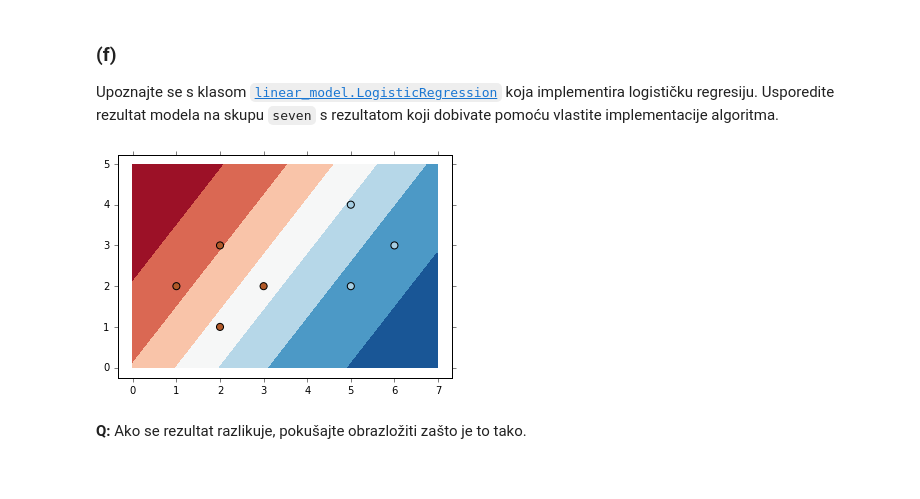
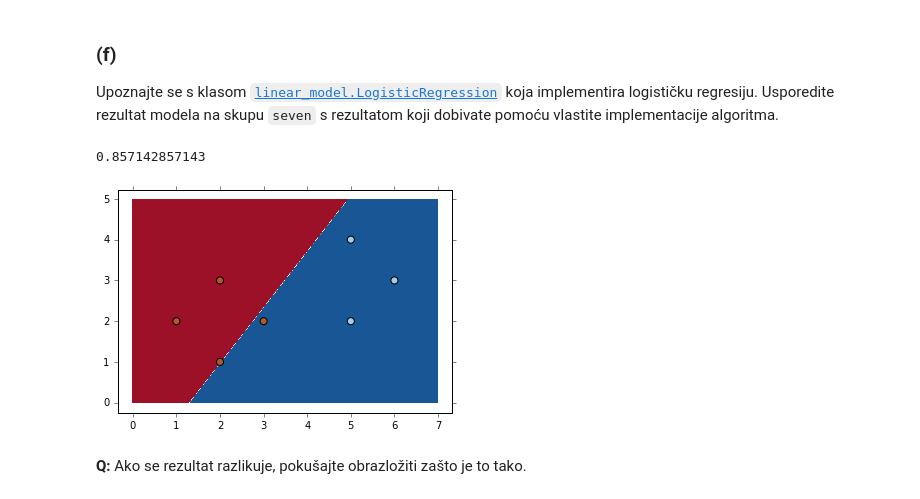
Before and after one commit to antifriz/sedmestar, a Jupyter notebook: su/lab4/SU-2015-LAB3.ipynb, the cells around one changed output. Drawn from its saved outputs; the diff is of its cells as text; code cells hidden in the pictures.

```diff
--- a/su/lab4/SU-2015-LAB3.ipynb
+++ b/su/lab4/SU-2015-LAB3.ipynb
@@ -36,7 +36,7 @@ Populating the interactive namespace from numpy and matplotlib
 # %% [markdown]
 Pomoćna funkcija za iscrtavanje ulaznog prostora primjera i granice između klasa:
 # %%
-def plot_problem(X, y, h=None, surfaces=True) :
+def plot_problem(X, y, h=None, surfaces=True, margin=False) :
     '''
     Plots a two-dimensional labeled dataset (X,y) and, if function h(x) is given,
     the decision boundaries (surfaces=False) or decision surfaces (surfaces=True)
@@ -47,7 +47,9 @@ def plot_problem(X, y, h=None, surfaces=True) :
         r = 0.02  # mesh resolution
         x_min, x_max = X[:, 0].min() - 1, X[:, 0].max() + 1
         y_min, y_max = X[:, 1].min() - 1, X[:, 1].max() + 1
-        xx, yy = np.meshgrid(np.arange(x_min, x_max, r),
+        x_arr = np.arange(x_min, x_max, r)
+        y_arr = np.arange(y_min, y_max, r)
+        xx, yy = np.meshgrid(x_arr,
                              np.arange(y_min, y_max, r))
         XX=np.c_[xx.ravel(), yy.ravel()]
         try:
@@ -65,7 +67,25 @@ def plot_problem(X, y, h=None, surfaces=True) :
         if surfaces :
             plt.contourf(xx, yy, 1-Z, cmap=plt.cm.RdBu)
         else :
-            plt.contour(xx, yy, Z)
+            plt.contourf(xx, yy, Z)
+        if margin!=None:
+            try:
+                Z_test = margin(XX)
+                if shape(Z_test) == () :
+                    # h returns a scalar when applied to a matrix; map explicitly
+                    Z = sp.array(map(h,XX))
+                else :
+                    Z = Z_test
+            except ValueError:
+                # can't apply to a matrix; map explicitly
+                Z = sp.array(map(h,XX))
+            # Put the result into a color plot
+            Z = Z.reshape(xx.shape)
+
+            indicator = np.logical_and(Z<=1,Z>=-1)
+            Z[indicator] = 1
+            Z[np.logical_not(indicator)] = 0
+            plt.contour(xx,yy,Z)
     # Plot the dataset
     scatter(X[:,0],X[:,1],c=y, cmap=plt.cm.Paired,marker='o',s=50);
 # %% [markdown]
@@ -190,12 +210,13 @@ Upoznajte se s klasom [`linear_model.LogisticRegression`](http://scikit-learn.or
 # %%
 from sklearn.linear_model import LogisticRegression
 
-lg = LogisticRegression(max_iter=2000)
+lg = LogisticRegression()
 lg.fit(seven_X,seven_y)
 
-plot_problem(seven_X, seven_y, lambda x: sigm(x.dot(lg.coef_[0])+lg.intercept_[0]))
+plot_problem(seven_X, seven_y, lg.predict)
 # %% [output]
+0.857142857143
-[figure, old version]
+[figure, new version]
 # %% [markdown]
 **Q:** Ako se rezultat razlikuje, pokušajte obrazložiti zašto je to tako.
 # %% [markdown]
```
Also changed, not shown: parts of 7 cells of this notebook.
